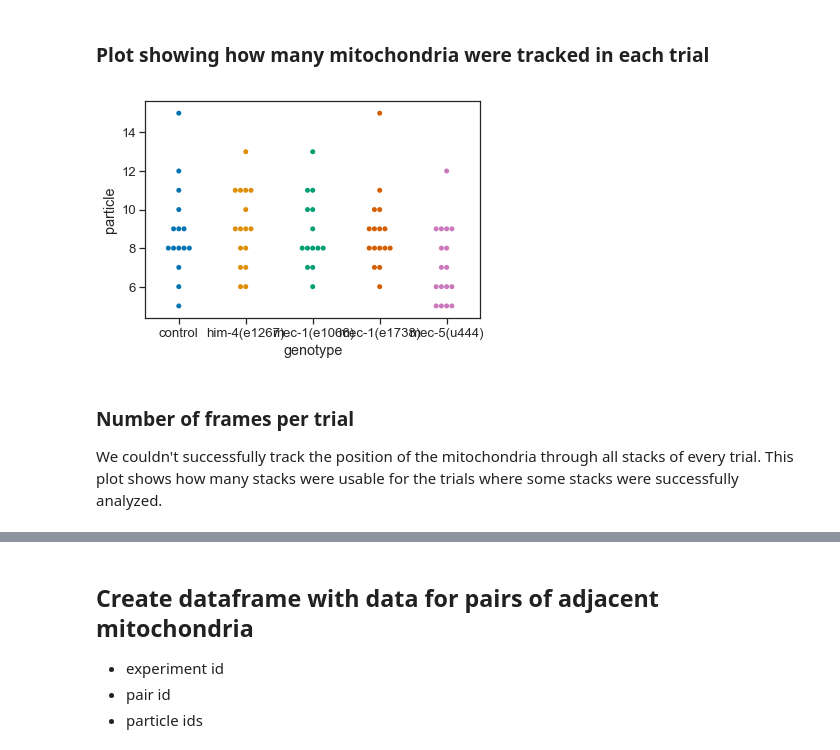
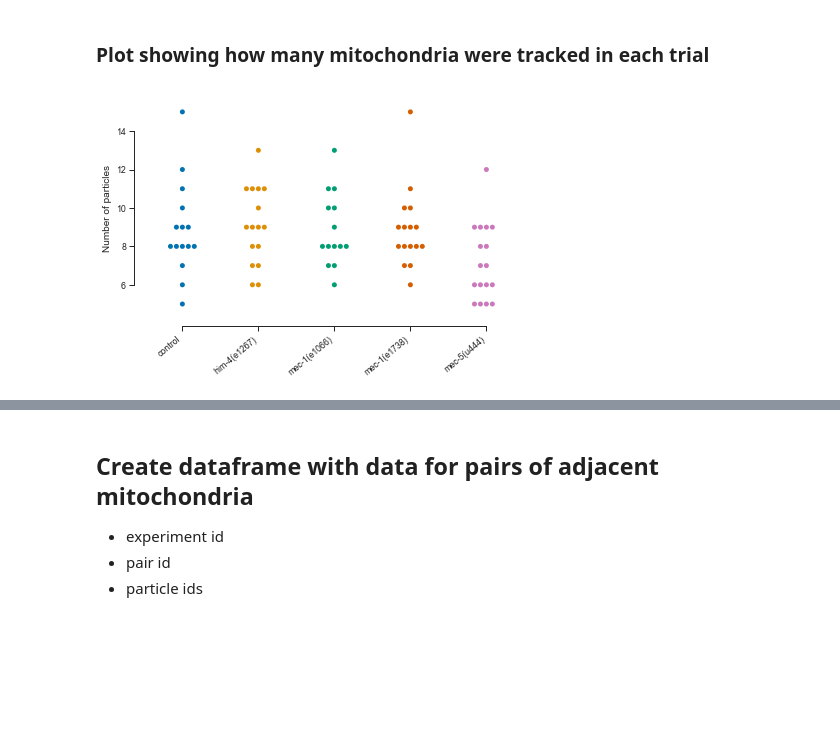
Before and after one commit to anekimken/SSN_ImageAnalysis, a Jupyter notebook: Notebooks/Displacement and Strain Plots.ipynb, the cells around one changed output, grey strips where cells are left out. Drawn from its saved outputs; the diff is of its cells as text; code cells hidden in the pictures; blank space fills up the shorter version.

```diff
--- a/Notebooks/Displacement and Strain Plots.ipynb
+++ b/Notebooks/Displacement and Strain Plots.ipynb
@@ -435,14 +400,22 @@ ax.set_title('Locations of mitochondria in first frame');
 # %% [markdown]
 ### Plot showing how many mitochondria were tracked in each trial
 # %%
+fig, ax = plt.subplots(constrained_layout=True)
+
 particle_count_df = linked_mitos_df.loc[
     linked_mitos_df['frame'] == 0].groupby(
     ['Experiment_id', 'genotype'], as_index=False).count()
-ax = sns.swarmplot(x='genotype', y='particle',
-                  data=particle_count_df)
+sns.swarmplot(x='genotype', y='particle', ax=ax,
+              data=particle_count_df)
 # particle_count_df['frame'].mean() #.describe()
+
+ax.set_ylabel('Number of particles')
+ax.xaxis.label.set_visible(False)
+xlabels = ax.get_xticklabels()
+sns.despine(offset=10, trim=True)
+ax.set_xticklabels(xlabels, rotation=40, ha='right');
+
+# fig = ax.get_figure()
+# fig.savefig(fig_save_dir + 'NumFramesPerTrial.eps')
 # %% [output]
-[figure, old version]
+[figure, new version]
-# %% [markdown]
-### Number of frames per trial
-We couldn't successfully track the position of the mitochondria through all stacks of every trial. This plot shows how many stacks were usable for the trials where some stacks were successfully analyzed.
```
Also changed, not shown: parts of 24 cells of this notebook.
